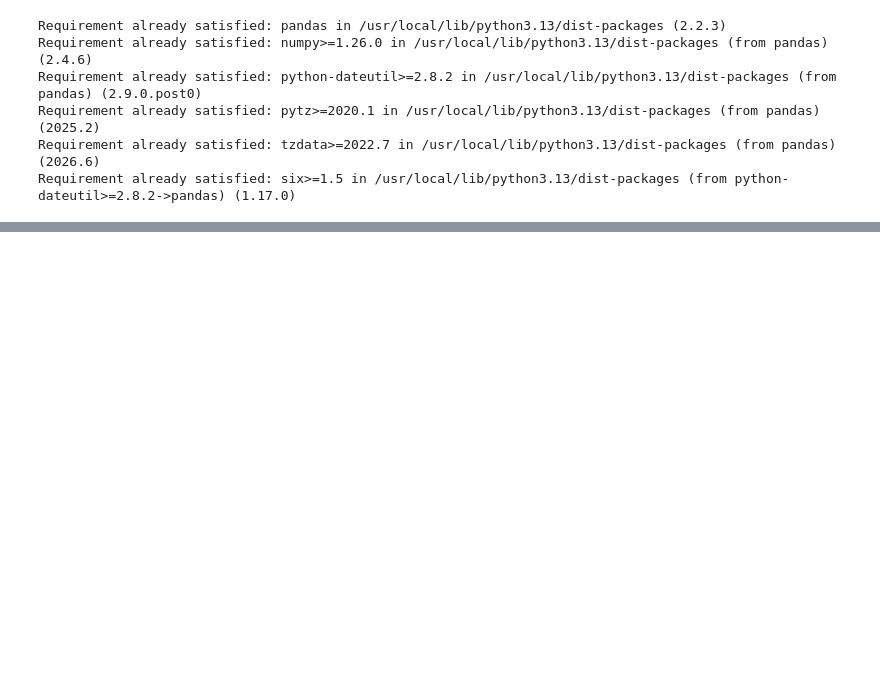
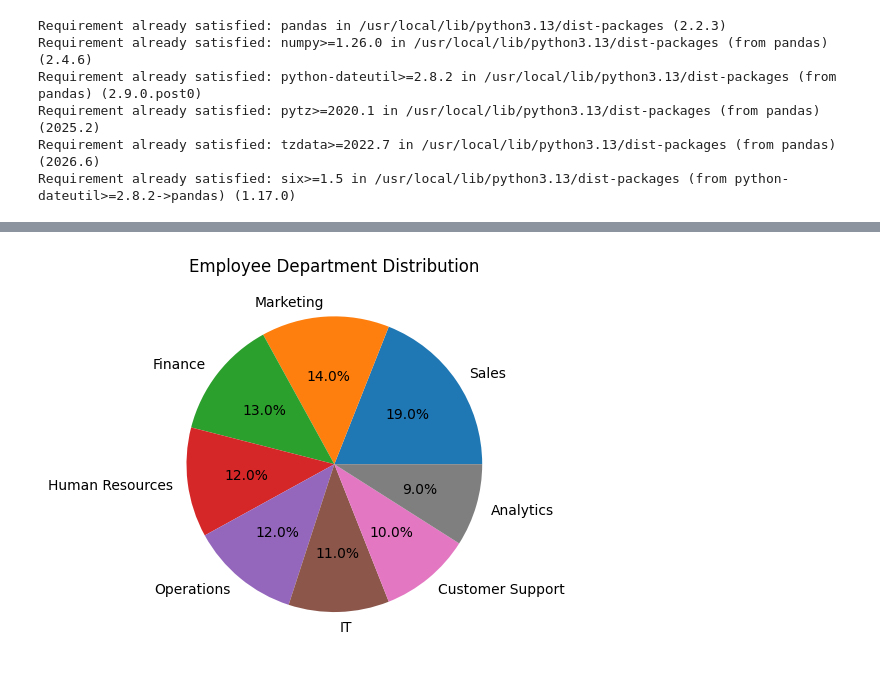
Before and after one commit to Madhumathi02/Data-Analytics, a Jupyter notebook: Pandas.ipynb, the cells around one changed output, grey strips where cells are left out. Cells and saved outputs as stored; diff of their text form; code cells hidden in the pictures; blank space fills up the shorter version.

```diff
--- a/Pandas.ipynb
+++ b/Pandas.ipynb
@@ -844,0 +949,6 @@ Requirement already satisfied: six>=1.5 in /usr/local/lib/python3.13/dist-packag
+# %%
+plt.pie(department.values, labels=department.index, autopct="%.1f%%")
+plt.title("Employee Department Distribution")
+plt.show()
+# %% [output]
+[figure, added]
```
Also changed, not shown: parts of 35 cells of this notebook.
